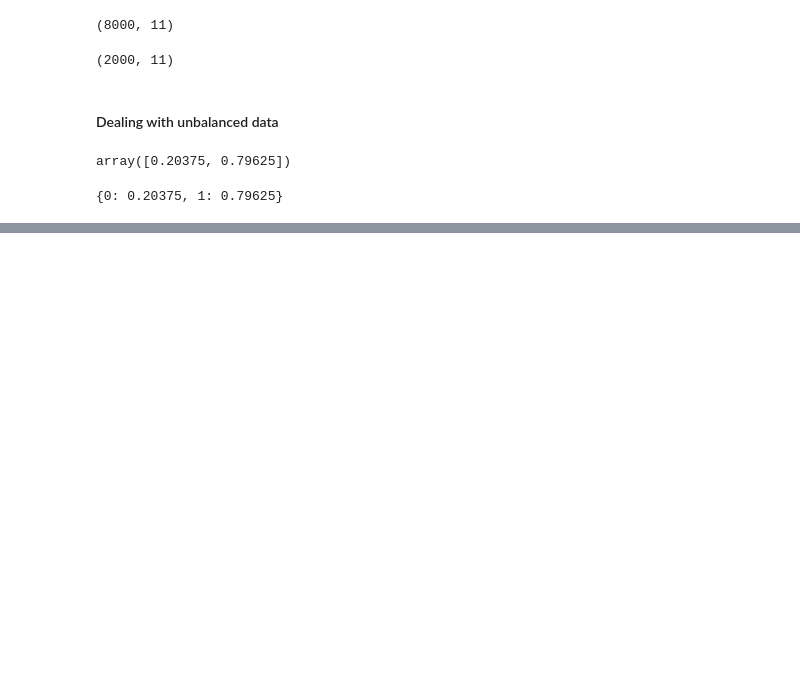
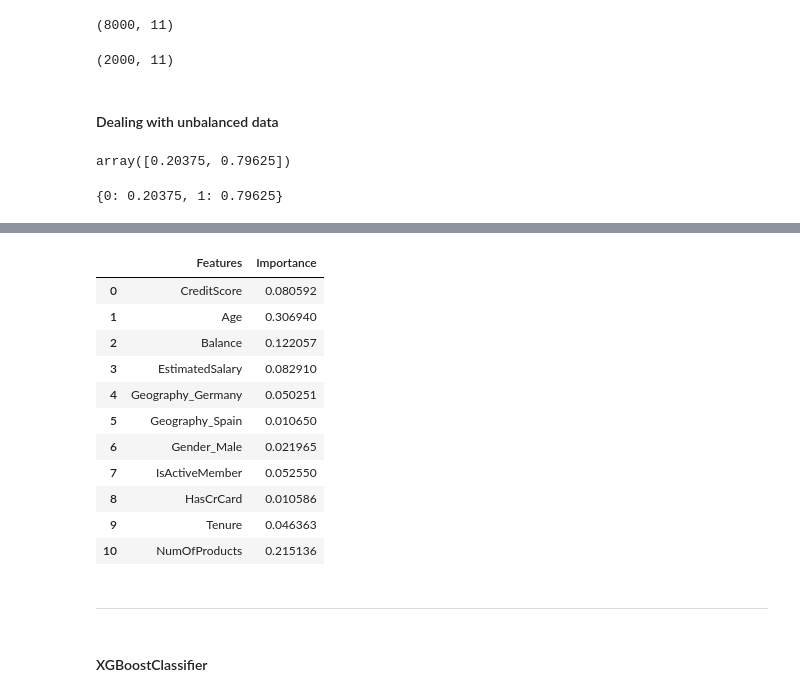
Before and after one commit to MohammedHamza0/churn-Classfication-, a Jupyter notebook: notebook/notebook.ipynb, the cells around one changed output, grey strips where cells are left out. Cells and saved outputs as stored; diff of their text form; code cells hidden in the pictures; blank space fills up the shorter version.

```diff
--- a/notebook/notebook.ipynb
+++ b/notebook/notebook.ipynb
@@ -328,0 +340,5 @@ os.makedirs(model_folder_path, exist_ok=True)
+# %%
+### LogisticRegression
+
+log_cls = LogisticRegression(penalty="l2", class_weight=class_weights, random_state=42)
+log_cls.fit(processed_train_data, y_train)
@@ -328,0 +370,3 @@ os.makedirs(model_folder_path, exist_ok=True)
+# %%
+ranforest_clf = RandomForestClassifier(n_estimators=200, max_depth=10, class_weight=class_weights, random_state=42)
+ranforest_clf.fit(processed_train_data, y_train)
@@ -328,0 +398,4 @@ os.makedirs(model_folder_path, exist_ok=True)
+# %%
+# Show features importance
+features_importance = ranforest_clf.feature_importances_
+features_importance
@@ -328,0 +414,3 @@ os.makedirs(model_folder_path, exist_ok=True)
+# %%
+features_names = [str(feature).split("__")[1] for feature in preprocessor.get_feature_names_out()]
+features_names
@@ -328,0 +429,19 @@ os.makedirs(model_folder_path, exist_ok=True)
+# %%
+pd.DataFrame(data={"Features": features_names, "Importance":features_importance})
+# %% [output]
+|  | Features | Importance |
+| 0 | CreditScore | 0.080592 |
+| 1 | Age | 0.306940 |
+| 2 | Balance | 0.122057 |
+| 3 | EstimatedSalary | 0.082910 |
+| 4 | Geography_Germany | 0.050251 |
+| 5 | Geography_Spain | 0.010650 |
+| 6 | Gender_Male | 0.021965 |
+| 7 | IsActiveMember | 0.052550 |
+| 8 | HasCrCard | 0.010586 |
+| 9 | Tenure | 0.046363 |
+| 10 | NumOfProducts | 0.215136 |
+# %% [markdown]
+----
+# %% [markdown]
+#### XGBoostClassifier
```
Also changed, not shown: parts of 21 cells of this notebook, 4 other files.
